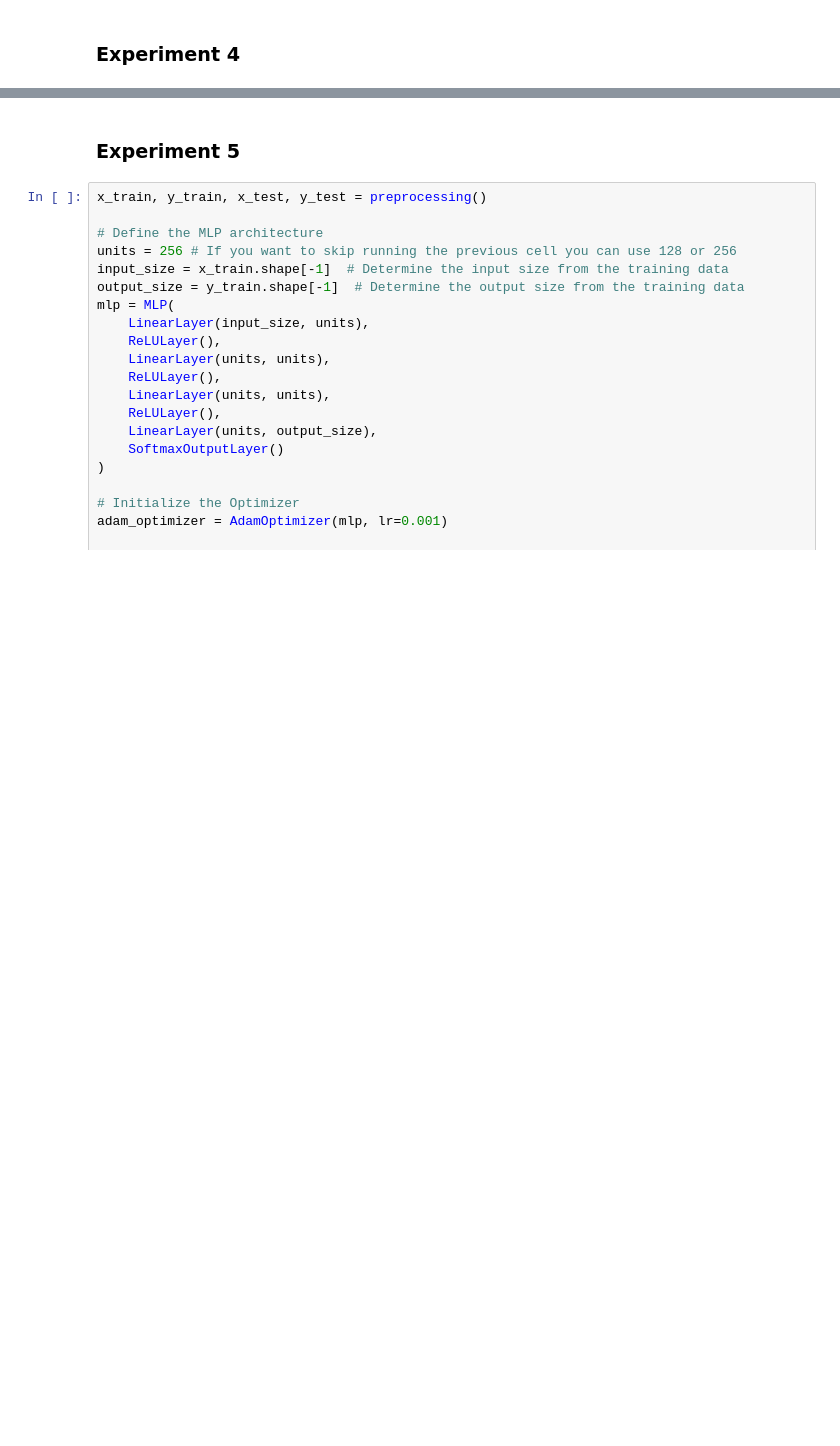
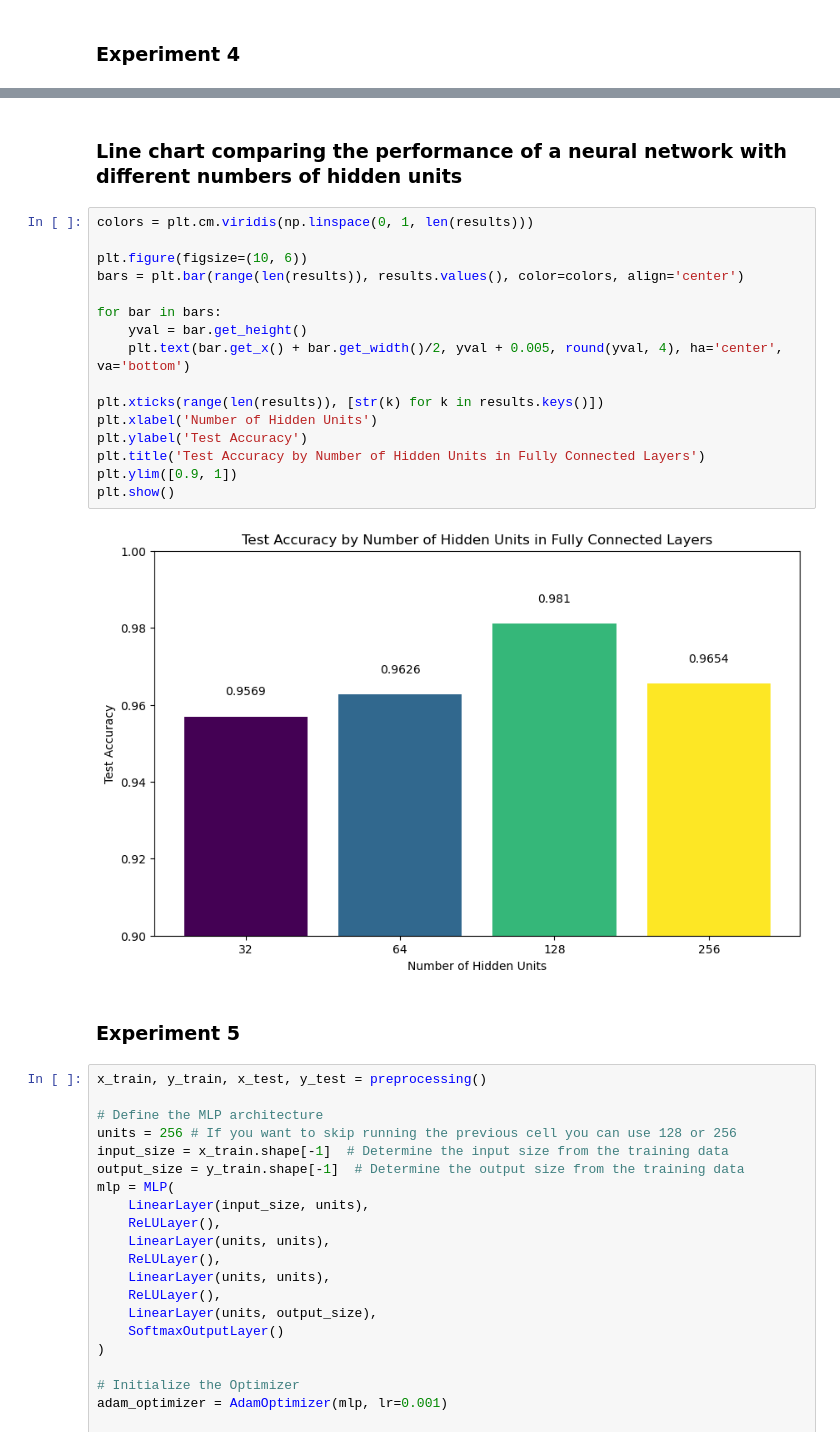
Before and after one commit to maxxrail/Image-Data-Classification, a Jupyter notebook: assignment3_group41.ipynb, the cells around one changed output, grey strips where cells are left out. Cells and saved outputs as stored; diff of their text form; blank space fills up the shorter version.

```diff
--- a/assignment3_group41.ipynb
+++ b/assignment3_group41.ipynb
@@ -780,3 +790,23 @@ Best performance with 256 hidden units: 0.9699
+# %% [markdown]
+### Line chart comparing the performance of a neural network with different numbers of hidden units
+# %%
+colors = plt.cm.viridis(np.linspace(0, 1, len(results)))
+
+plt.figure(figsize=(10, 6))
+bars = plt.bar(range(len(results)), results.values(), color=colors, align='center')
+
+for bar in bars:
+    yval = bar.get_height()
+    plt.text(bar.get_x() + bar.get_width()/2, yval + 0.005, round(yval, 4), ha='center', va='bottom')
+
+plt.xticks(range(len(results)), [str(k) for k in results.keys()])
+plt.xlabel('Number of Hidden Units')
+plt.ylabel('Test Accuracy')
+plt.title('Test Accuracy by Number of Hidden Units in Fully Connected Layers')
+plt.ylim([0.9, 1])
+plt.show()
+# %% [output]
+[figure, added]
 # %% [markdown]
 ### Experiment 5 ###
 # %%
```
Also changed, not shown: parts of 12 cells of this notebook.
